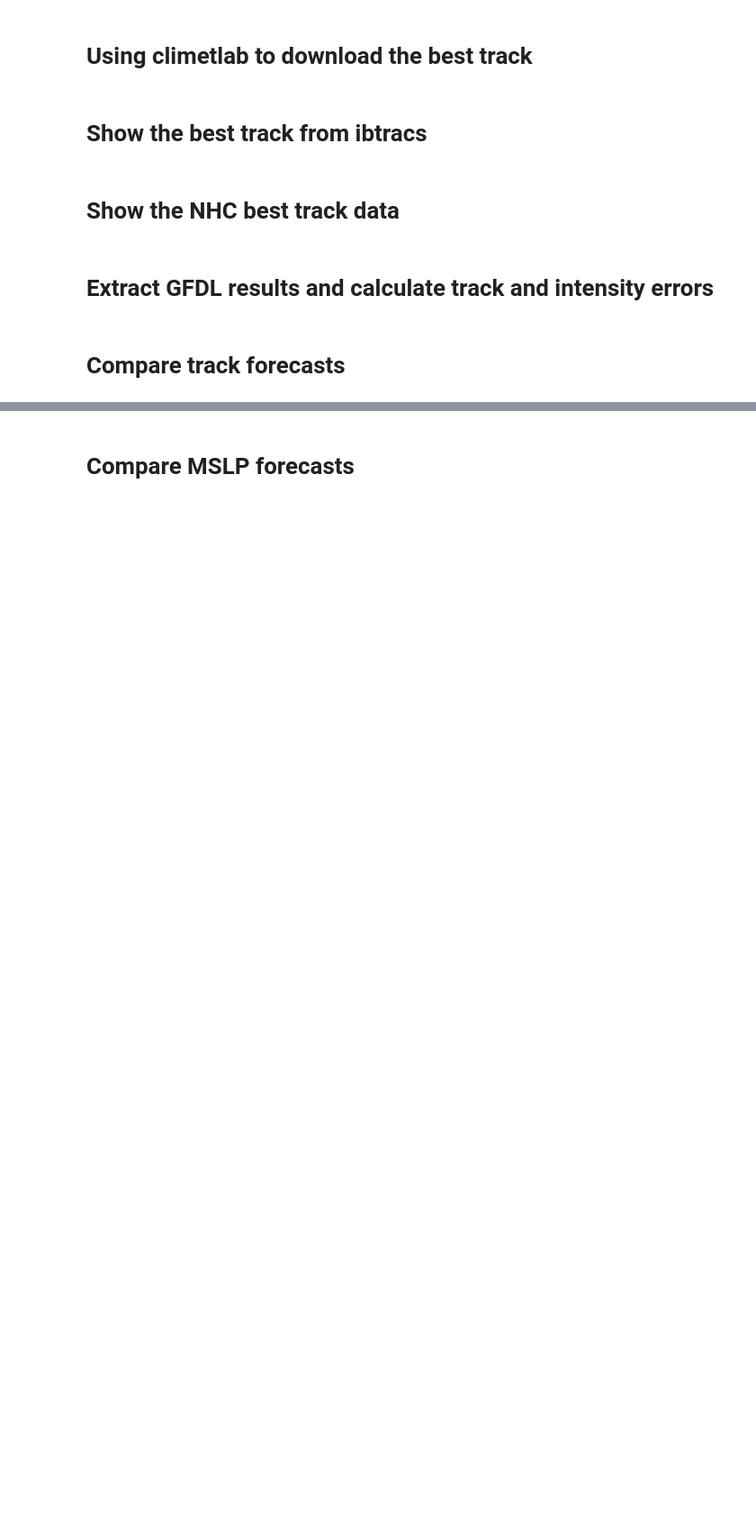
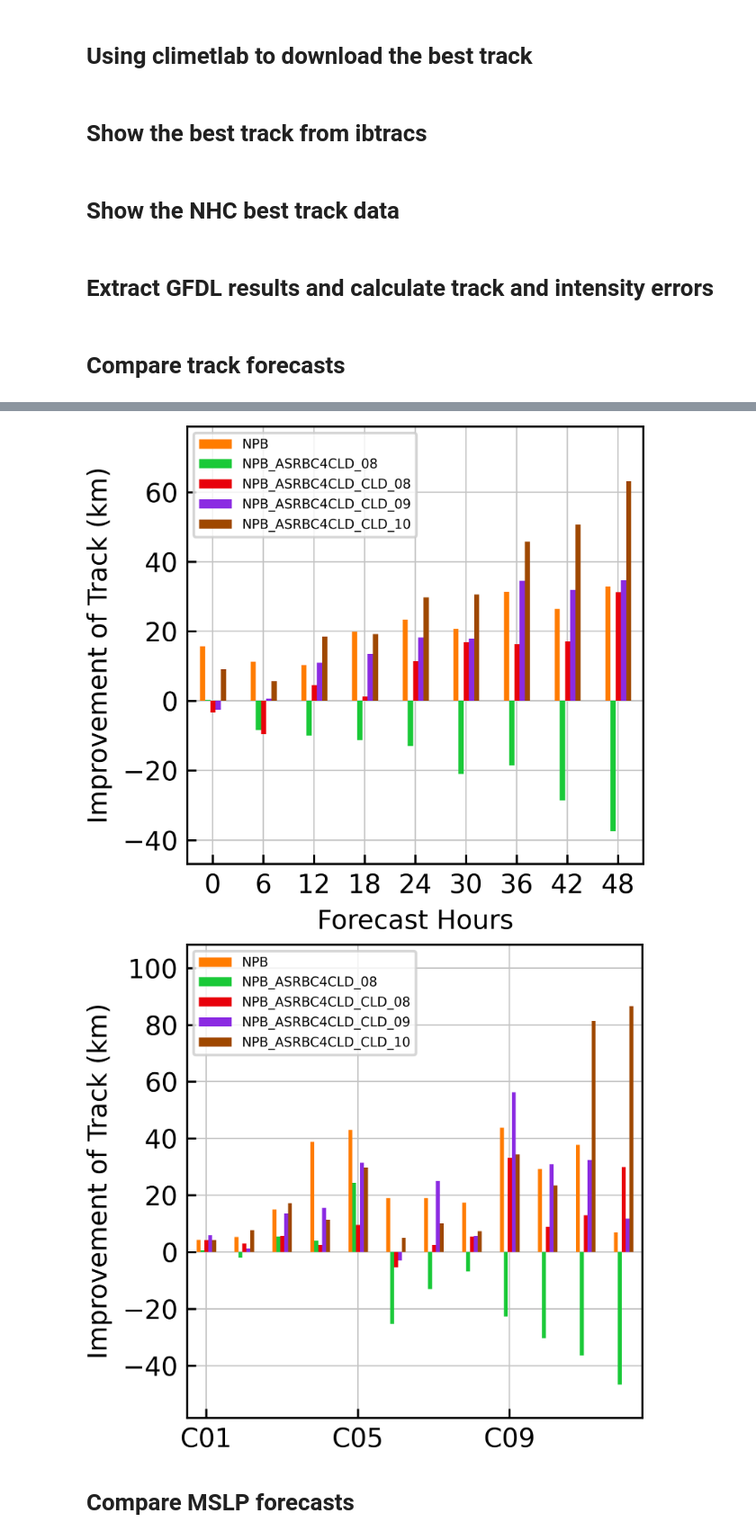
Before and after one commit to RoyCaitSith/climetlab-my-plugin, a Jupyter notebook: notebooks/track_and_intensity.ipynb, the cells around one changed output, grey strips where cells are left out. Shown at 90% size. Saved outputs shown, nothing was run; the diff lists cells and outputs as text; code cells hidden in the pictures; blank space fills up the shorter version.

```diff
--- a/notebooks/track_and_intensity.ipynb
+++ b/notebooks/track_and_intensity.ipynb
@@ -41,11 +38,14 @@ Cycles: 0/4 files | 00:00<?
 # %%
-from track_and_intensity import compare_track
-from track_and_intensity import compare_averaged_RMSE_time_series
-from track_and_intensity import compare_averaged_RMSE_each_cycle
+from track_and_intensity import compare_track_scheme
+from track_and_intensity import compare_averaged_RMSE_time_series_scheme
+from track_and_intensity import compare_averaged_RMSE_each_cycle_scheme
 
-compare_track(scheme='GOES_Laura_scheme_03')
-compare_averaged_RMSE_time_series(scheme='GOES_Laura_scheme_03', variable='Track_Error (km)')
-compare_averaged_RMSE_each_cycle(scheme='GOES_Laura_scheme_03', variable='Track_Error (km)')
+# compare_track_scheme(data_library_name='goes', scheme='GOES_Laura_scheme_02')
+compare_averaged_RMSE_time_series_scheme(data_library_name='goes', scheme='GOES_Laura_scheme_02', variable='Track_Error (km)')
+compare_averaged_RMSE_each_cycle_scheme(data_library_name='goes', scheme='GOES_Laura_scheme_02', variable='Track_Error (km)')
+# %% [output]
+[figure, added]
+[figure, added]
 # %%
 from track_and_intensity import compare_averaged_RMSE_specific_time_each_cycle
 
```
Also changed, not shown: parts of 6 cells of this notebook, 2 other files.
